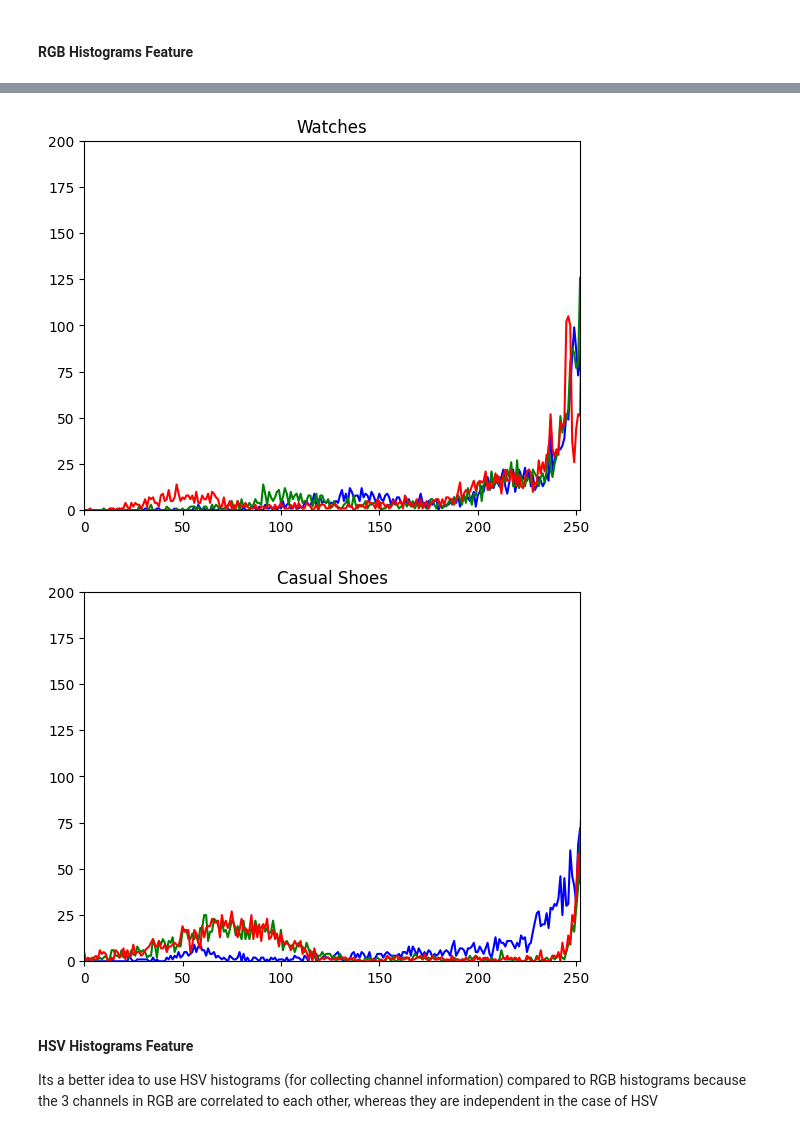
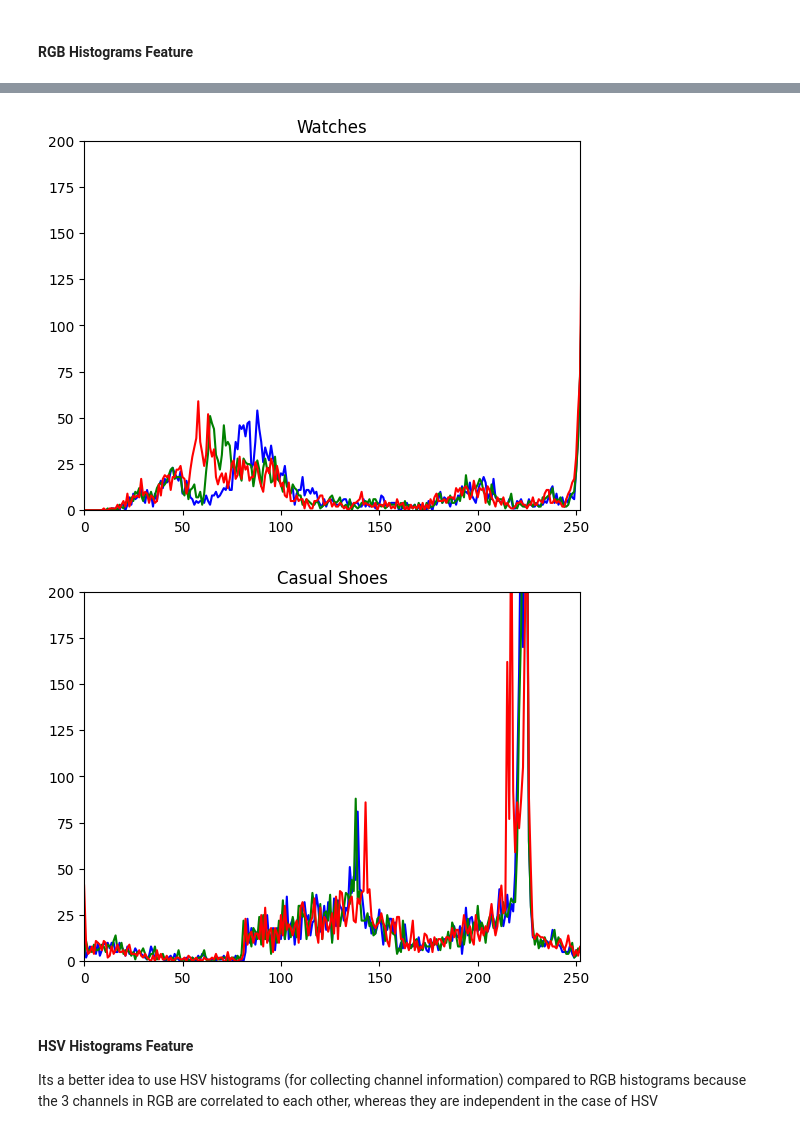
Before and after one commit to W281/W281-FashionClassification, a Jupyter notebook: Final_Project_W281.ipynb, the cells around one changed output, grey strips where cells are left out. Saved outputs shown, nothing was run; the diff lists cells and outputs as text; code cells hidden in the pictures.

```diff
--- a/Final_Project_W281.ipynb
+++ b/Final_Project_W281.ipynb
@@ -731,12 +775,12 @@ rbg_hist_train_tshirts = rgb_hist_feature(train_data['image'][train_data["articl
 # %%
-rbg_hist_train_watches = rgb_hist_feature(train_data['image'][train_data["articleType"]=="Watches"], "Watches")
+rbg_hist_train_watches = rgb_hist_feature(df['image'][df["articleType"]=="Watches"], "Watches")
 # %% [output]
-[figure, old version]
+[figure, new version]
 # %%
 # (expectation) casual shoes can have laces/soles, which are lighter in color, so we expect a spike for high px
-rbg_hist_train_shoes = rgb_hist_feature(train_data['image'][train_data["articleType"]=="Casual Shoes"], "Casual Shoes")
+rbg_hist_train_shoes = rgb_hist_feature(df['image'][df["articleType"]=="Casual Shoes"], "Casual Shoes")
 # %% [output]
-[figure, old version]
+[figure, new version]
 # %% [markdown]
 #### HSV Histograms Feature
 
```
Also changed, not shown: parts of 32 cells of this notebook.
